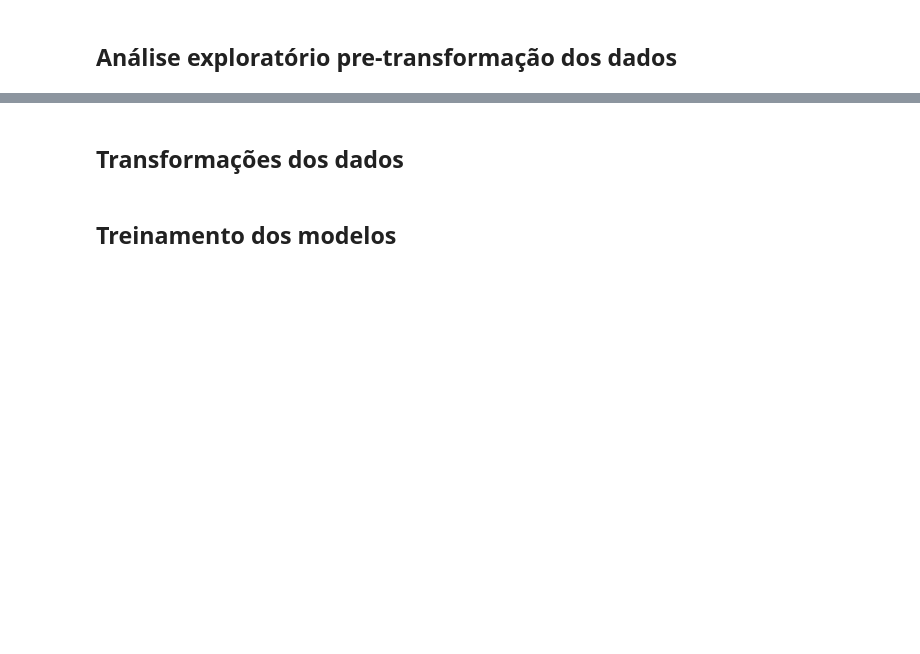
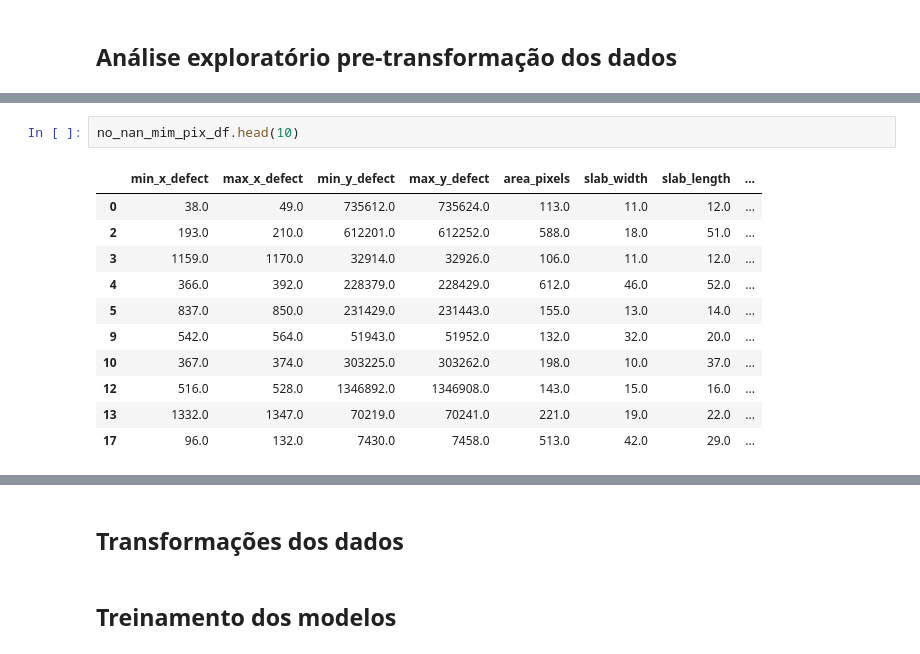
Before and after one commit to beamaia/steel-plates-arcelor, a Jupyter notebook: notebooks/desafio_beatriz_maia.ipynb, the cells around one changed output, grey strips where cells are left out. Cells and saved outputs as stored; diff of their text form; blank space fills up the shorter version.

```diff
--- a/notebooks/desafio_beatriz_maia.ipynb
+++ b/notebooks/desafio_beatriz_maia.ipynb
@@ -76,0 +319,14 @@ FileNotFoundError: ignored
+# %%
+no_nan_mim_pix_df.head(10)
+# %% [output]
+|  | min_x_defect | max_x_defect | min_y_defect | max_y_defect | area_pixels | slab_width | slab_length | ... |
+| 0 | 38.0 | 49.0 | 735612.0 | 735624.0 | 113.0 | 11.0 | 12.0 | ... |
+| 2 | 193.0 | 210.0 | 612201.0 | 612252.0 | 588.0 | 18.0 | 51.0 | ... |
+| 3 | 1159.0 | 1170.0 | 32914.0 | 32926.0 | 106.0 | 11.0 | 12.0 | ... |
+| 4 | 366.0 | 392.0 | 228379.0 | 228429.0 | 612.0 | 46.0 | 52.0 | ... |
+| 5 | 837.0 | 850.0 | 231429.0 | 231443.0 | 155.0 | 13.0 | 14.0 | ... |
+| 9 | 542.0 | 564.0 | 51943.0 | 51952.0 | 132.0 | 32.0 | 20.0 | ... |
+| 10 | 367.0 | 374.0 | 303225.0 | 303262.0 | 198.0 | 10.0 | 37.0 | ... |
+| 12 | 516.0 | 528.0 | 1346892.0 | 1346908.0 | 143.0 | 15.0 | 16.0 | ... |
+| 13 | 1332.0 | 1347.0 | 70219.0 | 70241.0 | 221.0 | 19.0 | 22.0 | ... |
+| 17 | 96.0 | 132.0 | 7430.0 | 7458.0 | 513.0 | 42.0 | 29.0 | ... |
```
Also changed, not shown: parts of 29 cells of this notebook.
